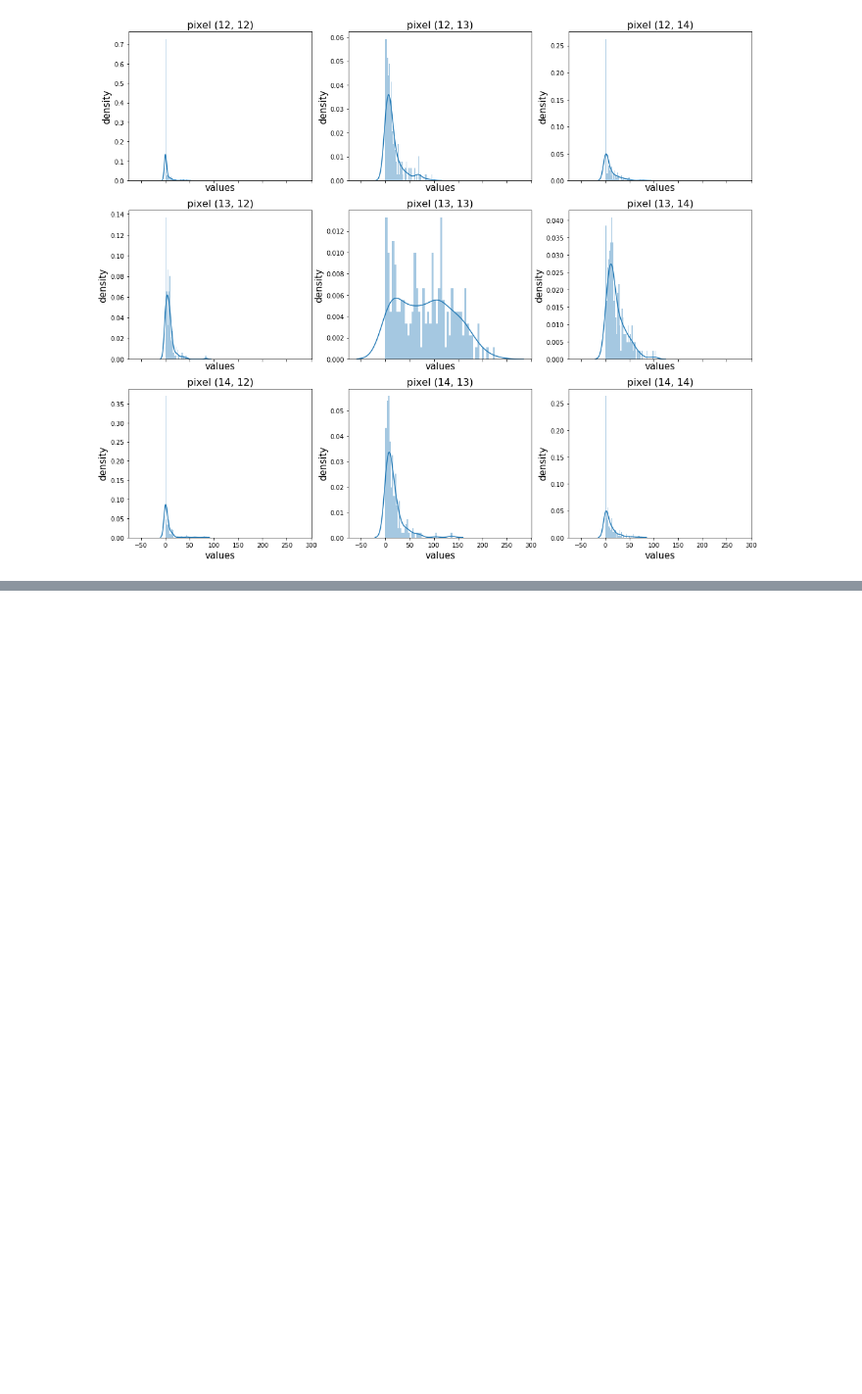
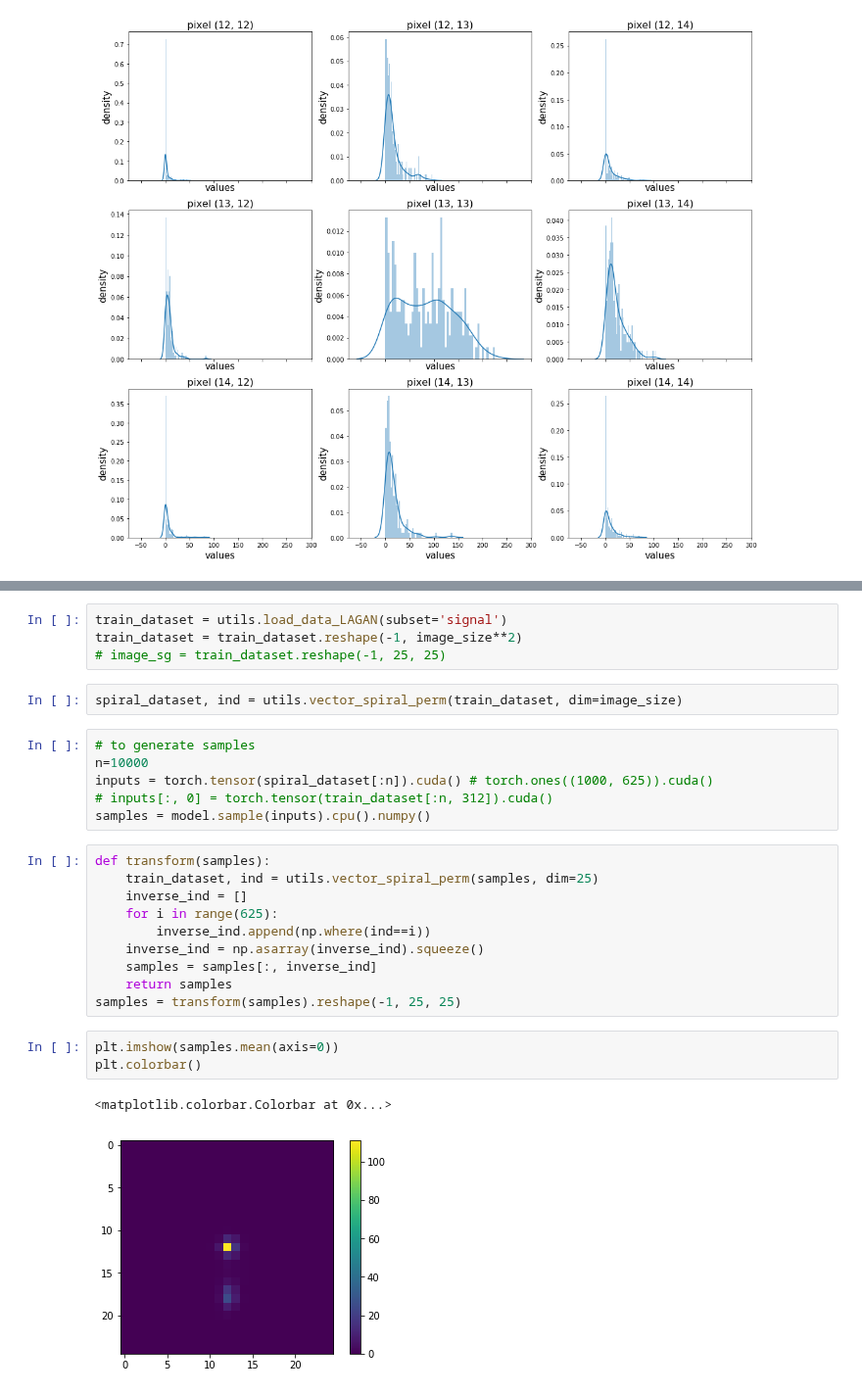
Before and after one commit to adamlu123/SparseImageFlows, a Jupyter notebook: Notebooks/quantize_image.ipynb, the cells around one changed output, grey strips where cells are left out. Shown at 98% size. Saved outputs shown, nothing was run; the diff lists cells and outputs as text; blank space fills up the shorter version.

```diff
--- a/Notebooks/quantize_image.ipynb
+++ b/Notebooks/quantize_image.ipynb
@@ -392,0 +432,28 @@ for ax in axes.flat:
+# %%
+train_dataset = utils.load_data_LAGAN(subset='signal')
+train_dataset = train_dataset.reshape(-1, image_size**2)
+# image_sg = train_dataset.reshape(-1, 25, 25)
+# %%
+spiral_dataset, ind = utils.vector_spiral_perm(train_dataset, dim=image_size)
+# %%
+# to generate samples
+n=10000
+inputs = torch.tensor(spiral_dataset[:n]).cuda() # torch.ones((1000, 625)).cuda()
+# inputs[:, 0] = torch.tensor(train_dataset[:n, 312]).cuda()
+samples = model.sample(inputs).cpu().numpy()
+# %%
+def transform(samples):
+    train_dataset, ind = utils.vector_spiral_perm(samples, dim=25)
+    inverse_ind = []
+    for i in range(625):
+        inverse_ind.append(np.where(ind==i))
+    inverse_ind = np.asarray(inverse_ind).squeeze()
+    samples = samples[:, inverse_ind]
+    return samples
+samples = transform(samples).reshape(-1, 25, 25)
+# %%
+plt.imshow(samples.mean(axis=0))
+plt.colorbar()
+# %% [output]
+<matplotlib.colorbar.Colorbar at 0x...>
+[figure, added]
```
Also changed, not shown: parts of 11 cells of this notebook, 3 other files.
